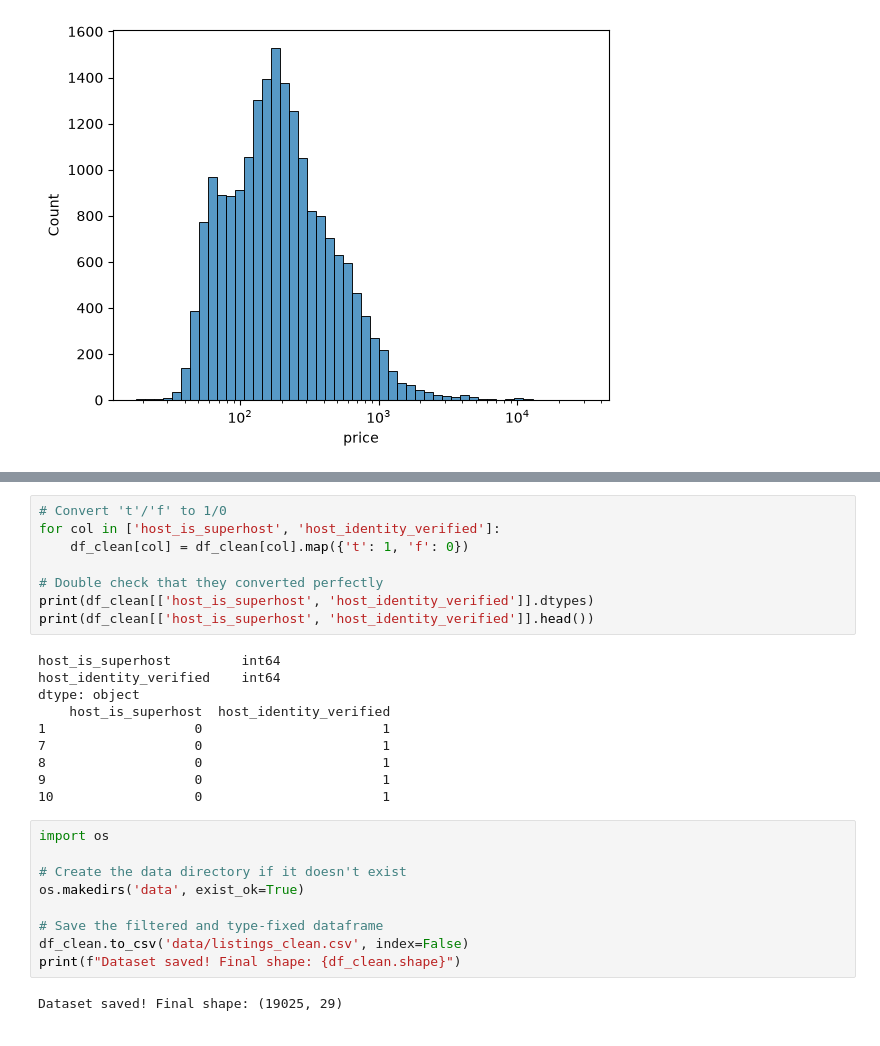
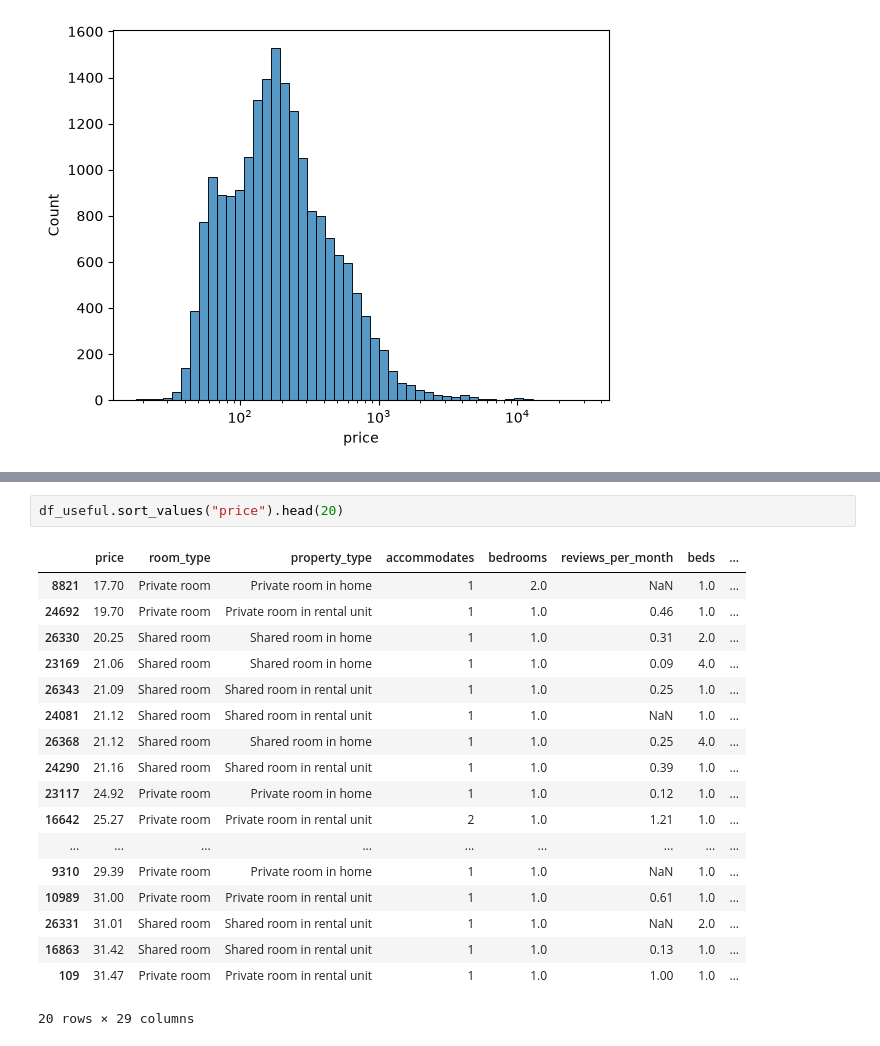
Before and after one commit to hyder13-10/airbnb-pricing-engine, a Jupyter notebook: notebooks/02_cleaning.ipynb, the cells around one changed output, grey strips where cells are left out. Drawn from its saved outputs; the diff is of its cells as text.

```diff
--- a/notebooks/02_cleaning.ipynb
+++ b/notebooks/02_cleaning.ipynb
@@ -420,29 +357,21 @@ New dataset shape: (19025, 29)
-# %%
-# Convert 't'/'f' to 1/0
-for col in ['host_is_superhost', 'host_identity_verified']:
-    df_clean[col] = df_clean[col].map({'t': 1, 'f': 0})
-
-# Double check that they converted perfectly
-print(df_clean[['host_is_superhost', 'host_identity_verified']].dtypes)
-print(df_clean[['host_is_superhost', 'host_identity_verified']].head())
-# %% [output]
-host_is_superhost         int64
-host_identity_verified    int64
-dtype: object
-    host_is_superhost  host_identity_verified
-1                   0                       1
-7                   0                       1
-8                   0                       1
-9                   0                       1
-10                  0                       1
-# %%
-import os
-
-# Create the data directory if it doesn't exist
-os.makedirs('data', exist_ok=True)
-
-# Save the filtered and type-fixed dataframe
-df_clean.to_csv('data/listings_clean.csv', index=False)
-print(f"Dataset saved! Final shape: {df_clean.shape}")
-# %% [output]
-Dataset saved! Final shape: (19025, 29)
+# %%
+df_useful.sort_values("price").head(20)
+# %% [output]
+|  | price | room_type | property_type | accommodates | bedrooms | reviews_per_month | beds | ... |
+| 8821 | 17.70 | Private room | Private room in home | 1 | 2.0 | NaN | 1.0 | ... |
+| 24692 | 19.70 | Private room | Private room in rental unit | 1 | 1.0 | 0.46 | 1.0 | ... |
+| 26330 | 20.25 | Shared room | Shared room in home | 1 | 1.0 | 0.31 | 2.0 | ... |
+| 23169 | 21.06 | Shared room | Shared room in home | 1 | 1.0 | 0.09 | 4.0 | ... |
+| 26343 | 21.09 | Shared room | Shared room in rental unit | 1 | 1.0 | 0.25 | 1.0 | ... |
+| 24081 | 21.12 | Shared room | Shared room in rental unit | 1 | 1.0 | NaN | 1.0 | ... |
+| 26368 | 21.12 | Shared room | Shared room in home | 1 | 1.0 | 0.25 | 4.0 | ... |
+| 24290 | 21.16 | Shared room | Shared room in rental unit | 1 | 1.0 | 0.39 | 1.0 | ... |
+| 23117 | 24.92 | Private room | Private room in home | 1 | 1.0 | 0.12 | 1.0 | ... |
+| 16642 | 25.27 | Private room | Private room in rental unit | 2 | 1.0 | 1.21 | 1.0 | ... |
+| ... | ... | ... | ... | ... | ... | ... | ... | ... |
+| 9310 | 29.39 | Private room | Private room in home | 1 | 1.0 | NaN | 1.0 | ... |
+| 10989 | 31.00 | Private room | Private room in rental unit | 1 | 1.0 | 0.61 | 1.0 | ... |
+| 26331 | 31.01 | Shared room | Shared room in rental unit | 1 | 1.0 | NaN | 2.0 | ... |
+| 16863 | 31.42 | Shared room | Shared room in rental unit | 1 | 1.0 | 0.13 | 1.0 | ... |
+| 109 | 31.47 | Private room | Private room in rental unit | 1 | 1.0 | 1.00 | 1.0 | ... |
+20 rows × 29 columns
```
Also changed, not shown: parts of 10 cells of this notebook, 1 other file.
